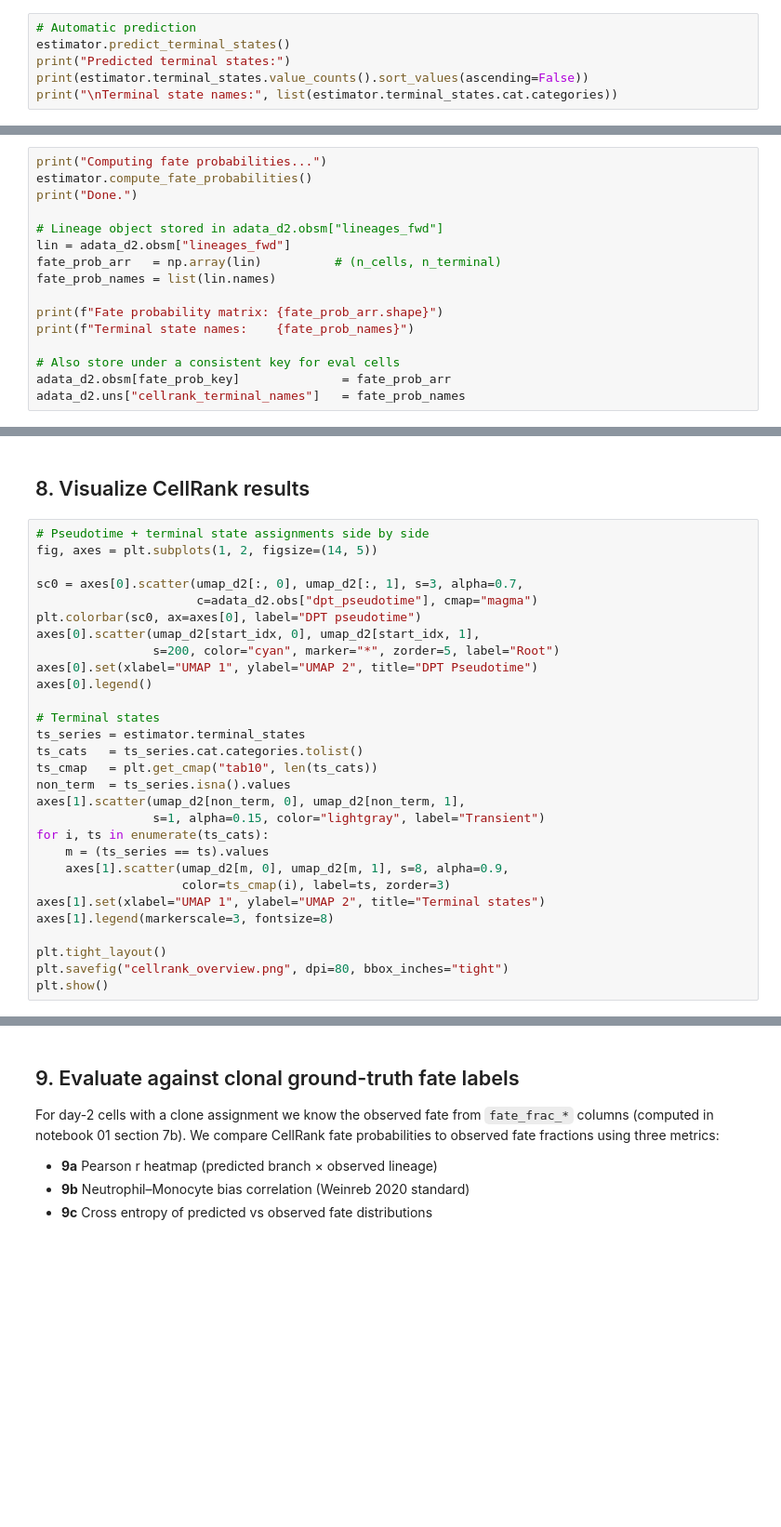
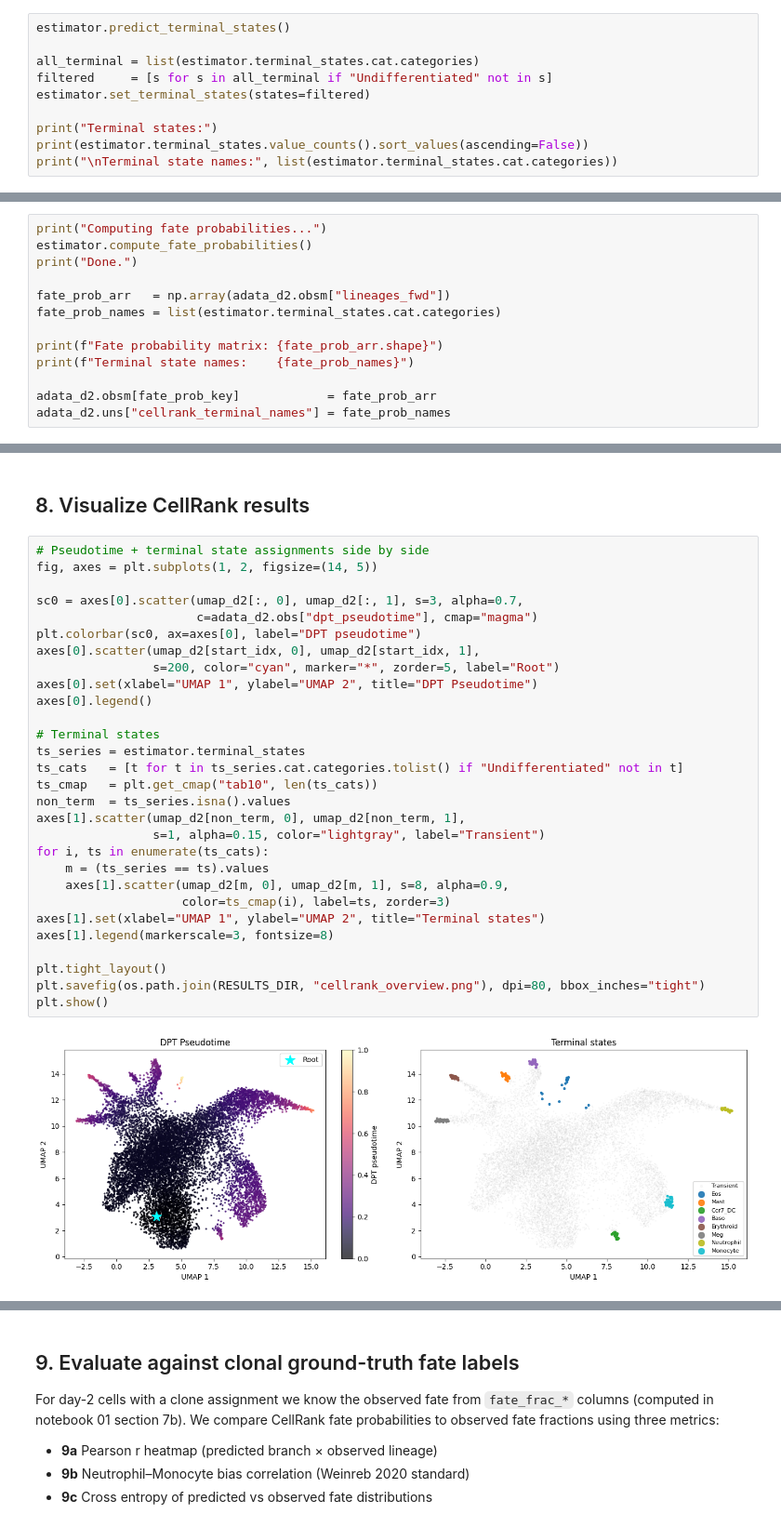
Before and after one commit to TobiasKofman/markov-chains-scrnaseq-larry, a Jupyter notebook: 03_cellrank.ipynb, the cells around one changed output, grey strips where cells are left out. Shown at 93% size. Cells and saved outputs as stored; diff of their text form; blank space fills up the shorter version.

```diff
--- a/03_cellrank.ipynb
+++ b/03_cellrank.ipynb
@@ -313,6 +359,10 @@ macrostate is selected — uncomment and edit the manual override block.
 # %%
-# Automatic prediction
 estimator.predict_terminal_states()
-print("Predicted terminal states:")
+
+all_terminal = list(estimator.terminal_states.cat.categories)
+filtered     = [s for s in all_terminal if "Undifferentiated" not in s]
+estimator.set_terminal_states(states=filtered)
+
+print("Terminal states:")
 print(estimator.terminal_states.value_counts().sort_values(ascending=False))
 print("\nTerminal state names:", list(estimator.terminal_states.cat.categories))
@@ -339,14 +391,11 @@ print("Computing fate probabilities...")
 estimator.compute_fate_probabilities()
 print("Done.")
 
-# Lineage object stored in adata_d2.obsm["lineages_fwd"]
-lin = adata_d2.obsm["lineages_fwd"]
-fate_prob_arr   = np.array(lin)          # (n_cells, n_terminal)
-fate_prob_names = list(lin.names)
+fate_prob_arr   = np.array(adata_d2.obsm["lineages_fwd"])
+fate_prob_names = list(estimator.terminal_states.cat.categories)
 
 print(f"Fate probability matrix: {fate_prob_arr.shape}")
 print(f"Terminal state names:    {fate_prob_names}")
 
-# Also store under a consistent key for eval cells
-adata_d2.obsm[fate_prob_key]              = fate_prob_arr
-adata_d2.uns["cellrank_terminal_names"]   = fate_prob_names
+adata_d2.obsm[fate_prob_key]            = fate_prob_arr
+adata_d2.uns["cellrank_terminal_names"] = fate_prob_names
@@ -355,32 +413,34 @@ adata_d2.uns["cellrank_terminal_names"]   = fate_prob_names
 # %%
 # Pseudotime + terminal state assignments side by side
 fig, axes = plt.subplots(1, 2, figsize=(14, 5))
 
 sc0 = axes[0].scatter(umap_d2[:, 0], umap_d2[:, 1], s=3, alpha=0.7,
                       c=adata_d2.obs["dpt_pseudotime"], cmap="magma")
 plt.colorbar(sc0, ax=axes[0], label="DPT pseudotime")
 axes[0].scatter(umap_d2[start_idx, 0], umap_d2[start_idx, 1],
                 s=200, color="cyan", marker="*", zorder=5, label="Root")
 axes[0].set(xlabel="UMAP 1", ylabel="UMAP 2", title="DPT Pseudotime")
 axes[0].legend()
 
 # Terminal states
 ts_series = estimator.terminal_states
-ts_cats   = ts_series.cat.categories.tolist()
+ts_cats   = [t for t in ts_series.cat.categories.tolist() if "Undifferentiated" not in t]
 ts_cmap   = plt.get_cmap("tab10", len(ts_cats))
 non_term  = ts_series.isna().values
 axes[1].scatter(umap_d2[non_term, 0], umap_d2[non_term, 1],
                 s=1, alpha=0.15, color="lightgray", label="Transient")
 for i, ts in enumerate(ts_cats):
     m = (ts_series == ts).values
     axes[1].scatter(umap_d2[m, 0], umap_d2[m, 1], s=8, alpha=0.9,
                     color=ts_cmap(i), label=ts, zorder=3)
 axes[1].set(xlabel="UMAP 1", ylabel="UMAP 2", title="Terminal states")
 axes[1].legend(markerscale=3, fontsize=8)
 
 plt.tight_layout()
-plt.savefig("cellrank_overview.png", dpi=80, bbox_inches="tight")
+plt.savefig(os.path.join(RESULTS_DIR, "cellrank_overview.png"), dpi=80, bbox_inches="tight")
 plt.show()
+# %% [output]
+[figure, added]
 # %%
 # Per-lineage fate probability UMAP panels
 n_branches = len(fate_prob_names)
```
Also changed, not shown: parts of 26 cells of this notebook.
